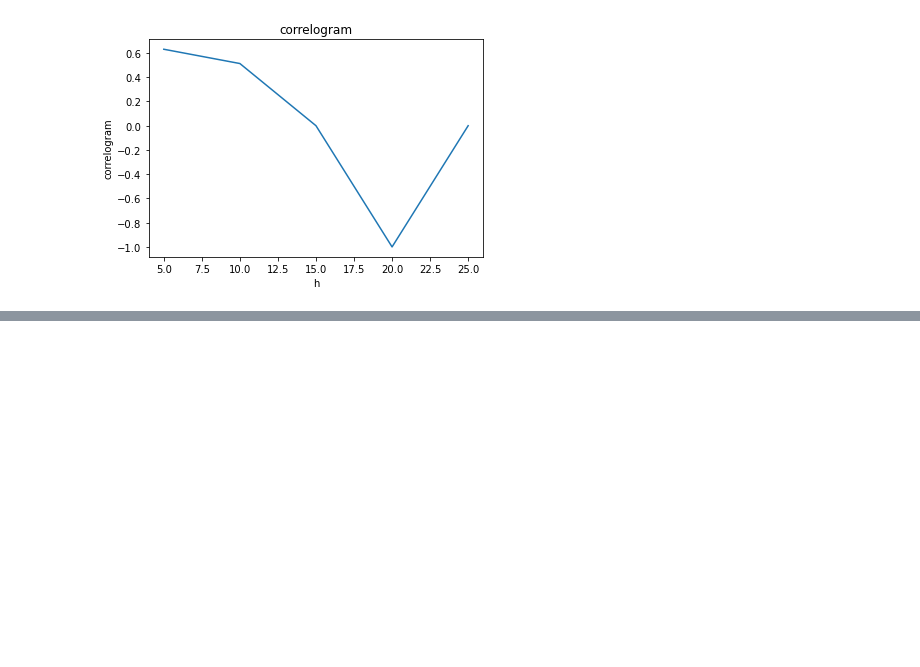
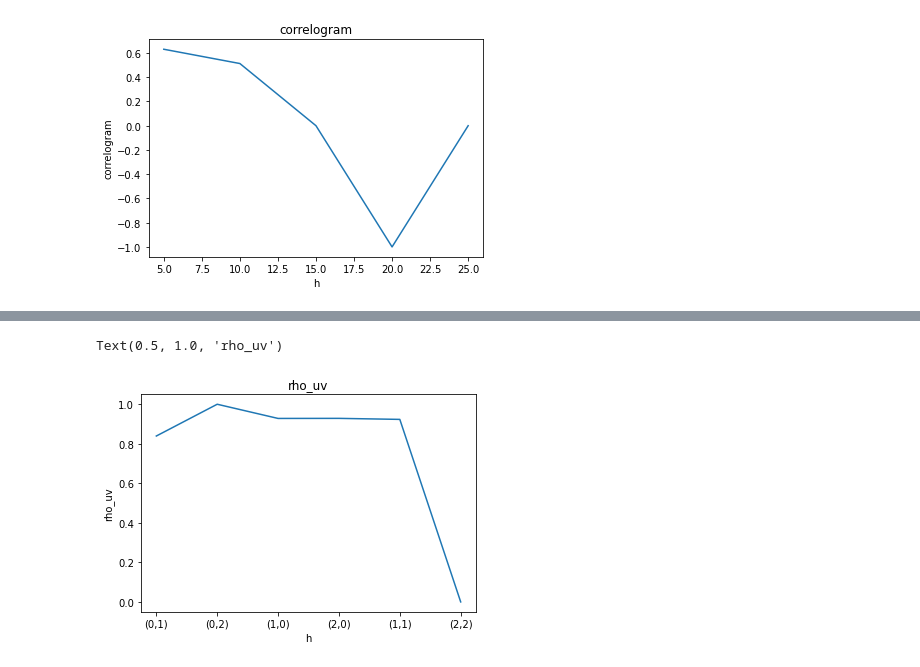
Before and after one commit to Momoc2/ESE5032_Assignment_12232267, a Jupyter notebook: PS1.ipynb, the cells around one changed output, grey strips where cells are left out. Drawn from its saved outputs; the diff is of its cells as text; code cells hidden in the pictures; blank space fills up the shorter version.

```diff
--- a/PS1.ipynb
+++ b/PS1.ipynb
@@ -350,0 +450,8 @@ Text(0.5, 1.0, 'variogram')
+# %%
+plt.plot(h_cv,rho_uv)
+plt.xlabel('h')
+plt.ylabel('rho_uv')
+plt.title('rho_uv')
+# %% [output]
+Text(0.5, 1.0, 'rho_uv')
+[figure, added]
```
Also changed, not shown: parts of 11 cells of this notebook.
